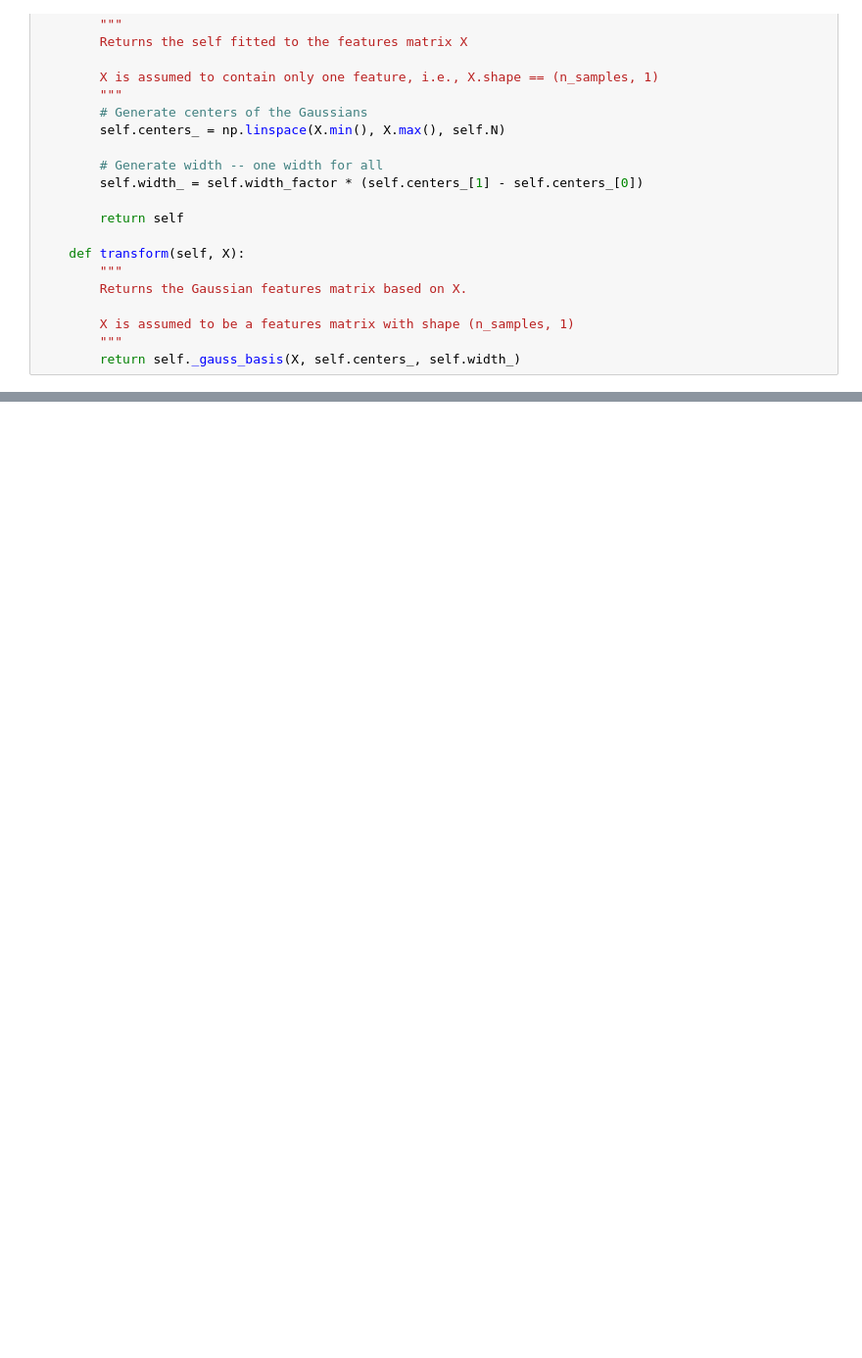
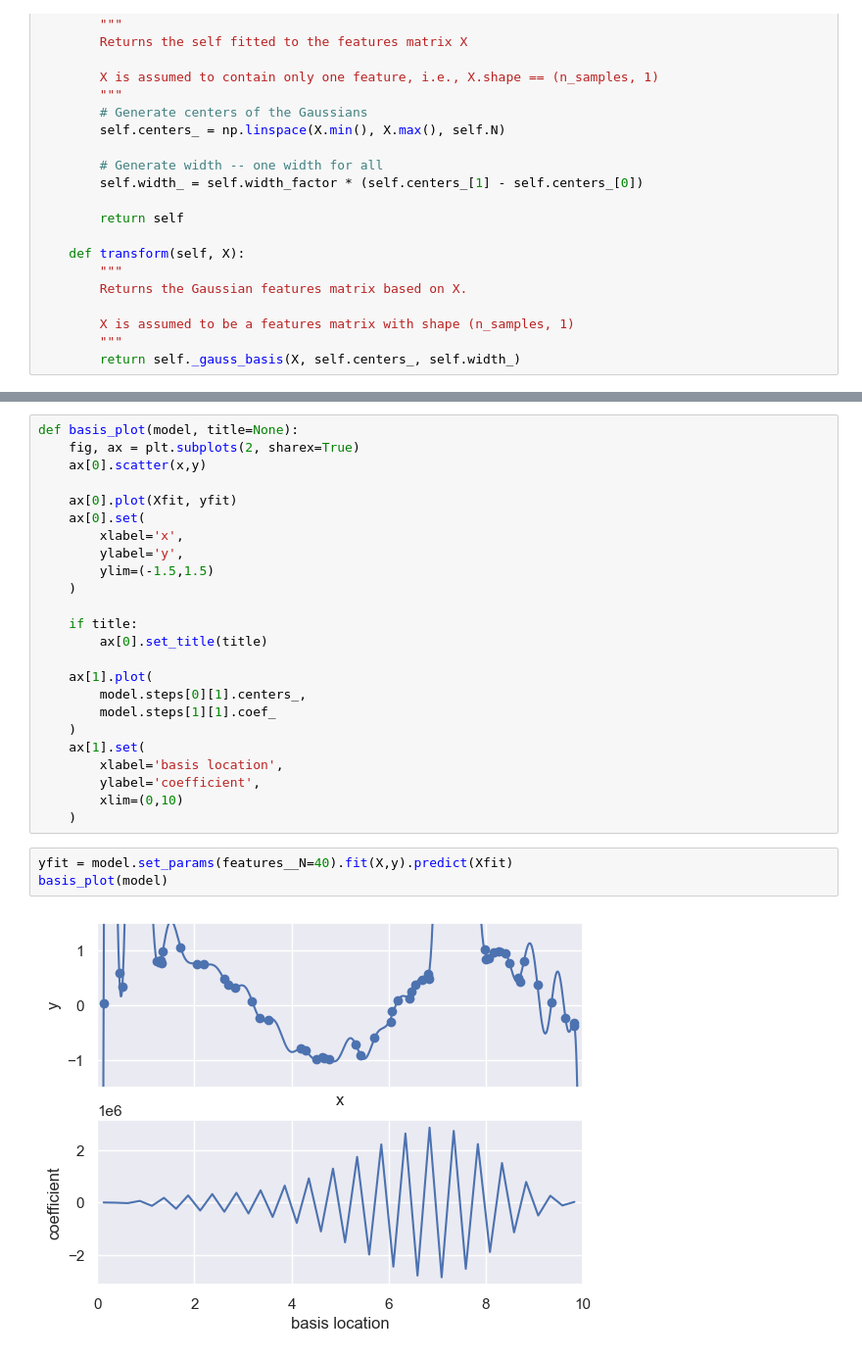
Before and after one commit to svd-jelo/IBM-Data-Science-Specialization, a Jupyter notebook: Course-9_Machine-Learning/notebooks/NB4_Linear-Regression.ipynb, the cells around one changed output, grey strips where cells are left out. Shown at 98% size. Saved outputs shown, nothing was run; the diff lists cells and outputs as text; blank space fills up the shorter version.

```diff
--- a/Course-9_Machine-Learning/notebooks/NB4_Linear-Regression.ipynb
+++ b/Course-9_Machine-Learning/notebooks/NB4_Linear-Regression.ipynb
@@ -192,0 +214,29 @@ plt.xlim(0, 10);
+# %%
+def basis_plot(model, title=None):
+    fig, ax = plt.subplots(2, sharex=True)
+    ax[0].scatter(x,y)
+
+    ax[0].plot(Xfit, yfit)
+    ax[0].set(
+        xlabel='x',
+        ylabel='y',
+        ylim=(-1.5,1.5)
+    )
+
+    if title:
+        ax[0].set_title(title)
+
+    ax[1].plot(
+        model.steps[0][1].centers_,
+        model.steps[1][1].coef_
+    )
+    ax[1].set(
+        xlabel='basis location',
+        ylabel='coefficient',
+        xlim=(0,10)
+    )
+# %%
+yfit = model.set_params(features__N=40).fit(X,y).predict(Xfit)
+basis_plot(model)
+# %% [output]
+[figure, added]
```
Also changed, not shown: parts of 13 cells of this notebook.
